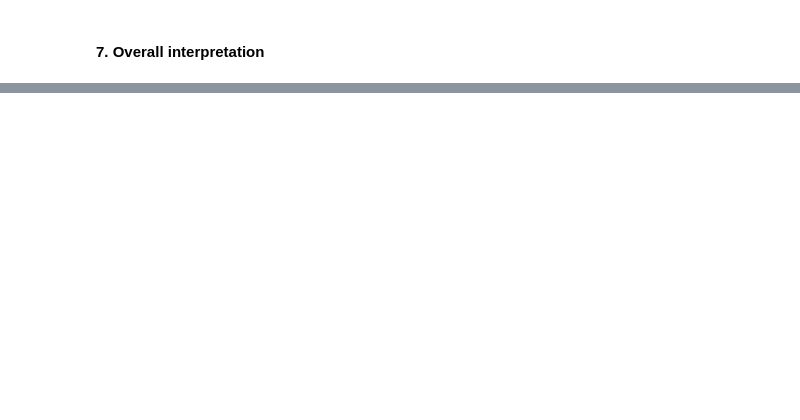
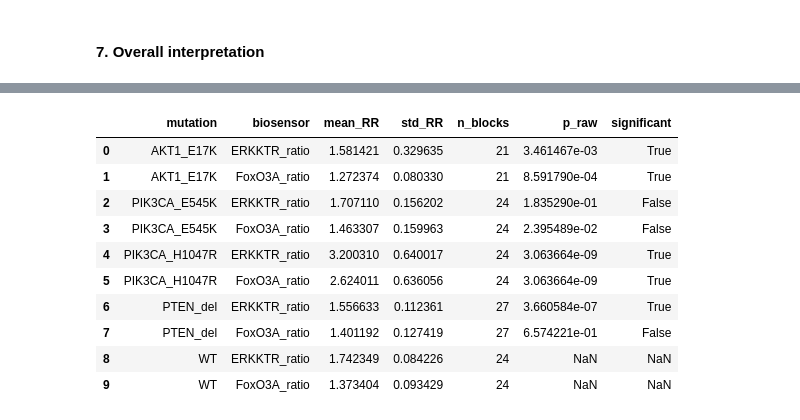
Before and after one commit to majadomanska/BS2-Spatiotemporal, a Jupyter notebook: notebooks/TaskB_IndependentResearch.ipynb, the cells around one changed output, grey strips where cells are left out. Cells and saved outputs as stored; diff of their text form; code cells hidden in the pictures; blank space fills up the shorter version.

```diff
--- a/notebooks/TaskB_IndependentResearch.ipynb
+++ b/notebooks/TaskB_IndependentResearch.ipynb
@@ -331 +546,58 @@ Mean RR for FoxO3A_ratio: 1.354
 ERKKTR_ratio shows stronger average spatiotemporal propagation than FoxO3A_ratio.
+# %%
+import numpy as np
+from scipy.stats import mannwhitneyu
+
+# liczymy srednia i odchylenie standardowe
+comp_stats = b1_concat_df.groupby(['mutation', 'biosensor'])['RR'].agg(['mean', 'std', 'count']).reset_index()
+comp_stats = comp_stats.rename(columns={'mean': 'mean_RR', 'std': 'std_RR', 'count': 'n_blocks'})
+
+mannwhitney_rows = []
+
+# dla kazdego biomarkera obliczamy statystyke w porowaniu do wt
+for biosensor in b1_concat_df['biosensor'].unique():
+    df_bio = b1_concat_df[b1_concat_df['biosensor'] == biosensor]
+    wt_RR = df_bio[df_bio['mutation'] == 'WT']['RR']
+    for mutation in df_bio['mutation'].unique():
+        if mutation == 'WT':
+            continue
+        mut_RR = df_bio[df_bio['mutation'] == mutation]['RR']
+        stat, pval = mannwhitneyu(wt_RR, mut_RR, alternative='two-sided')
+        mannwhitney_rows.append({
+            'mutation': mutation,
+            'biosensor': biosensor,
+            'statistic': stat,
+            'p_raw': pval,
+            'mean_RR_mutation': mut_RR.mean(),
+            'mean_RR_WT': wt_RR.mean()
+        })
+mannwhitney_df = pd.DataFrame(mannwhitney_rows)
+
+# robimy poprawke na wiele testow = bonferroni
+alpha = 0.05
+for biosensor in b1_concat_df['biosensor'].unique():
+    ntest = (mannwhitney_df['biosensor'] == biosensor).sum()
+    mask = mannwhitney_df['biosensor'] == biosensor
+    adjusted_alpha = alpha / ntest if ntest else alpha
+    mannwhitney_df.loc[mask, 'significant'] = mannwhitney_df.loc[mask, 'p_raw'] < adjusted_alpha
+
+mutations_comparison_table = comp_stats.merge(
+    mannwhitney_df[['mutation', 'biosensor', 'p_raw', 'significant']],
+    on=['mutation', 'biosensor'],
+    how='left'
+)
+
+mutations_comparison_table.to_csv(str(FINAL_OUTPUT_DIR)+ '/mutations_comparison_table.csv', index=False)
+mutations_comparison_table
+# %% [output]
+|  | mutation | biosensor | mean_RR | std_RR | n_blocks | p_raw | significant |
+| 0 | AKT1_E17K | ERKKTR_ratio | 1.581421 | 0.329635 | 21 | 3.461467e-03 | True |
+| 1 | AKT1_E17K | FoxO3A_ratio | 1.272374 | 0.080330 | 21 | 8.591790e-04 | True |
+| 2 | PIK3CA_E545K | ERKKTR_ratio | 1.707110 | 0.156202 | 24 | 1.835290e-01 | False |
+| 3 | PIK3CA_E545K | FoxO3A_ratio | 1.463307 | 0.159963 | 24 | 2.395489e-02 | False |
+| 4 | PIK3CA_H1047R | ERKKTR_ratio | 3.200310 | 0.640017 | 24 | 3.063664e-09 | True |
+| 5 | PIK3CA_H1047R | FoxO3A_ratio | 2.624011 | 0.636056 | 24 | 3.063664e-09 | True |
+| 6 | PTEN_del | ERKKTR_ratio | 1.556633 | 0.112361 | 27 | 3.660584e-07 | True |
+| 7 | PTEN_del | FoxO3A_ratio | 1.401192 | 0.127419 | 27 | 6.574221e-01 | False |
+| 8 | WT | ERKKTR_ratio | 1.742349 | 0.084226 | 24 | NaN | NaN |
+| 9 | WT | FoxO3A_ratio | 1.373404 | 0.093429 | 24 | NaN | NaN |
```
Also changed, not shown: parts of 13 cells of this notebook, 9 other files.
